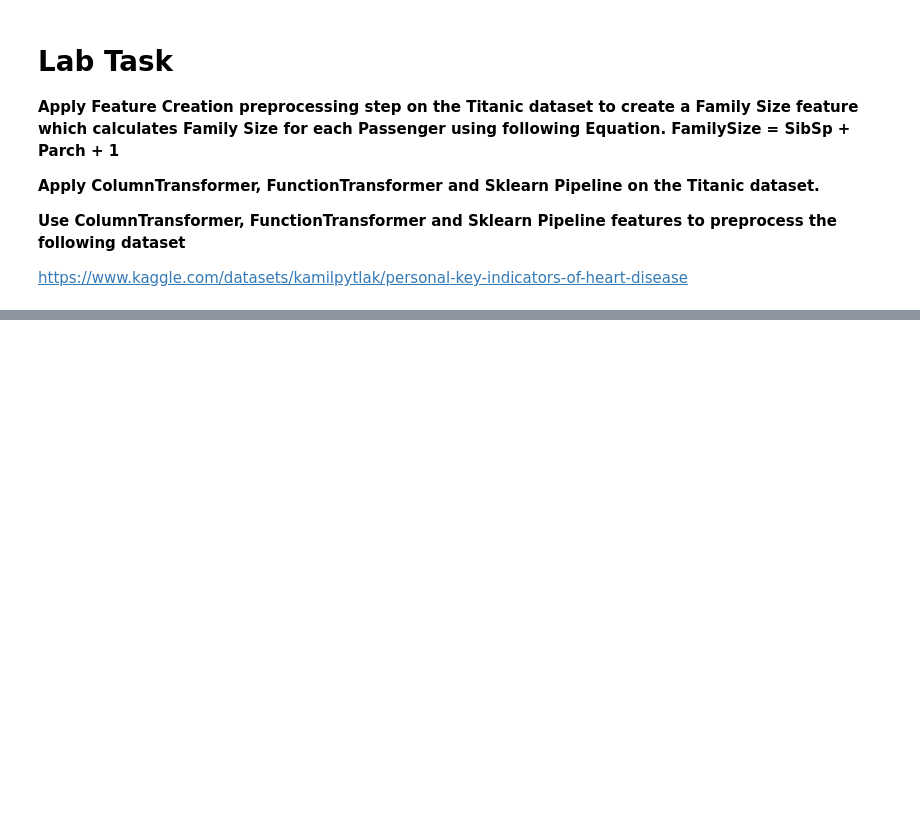
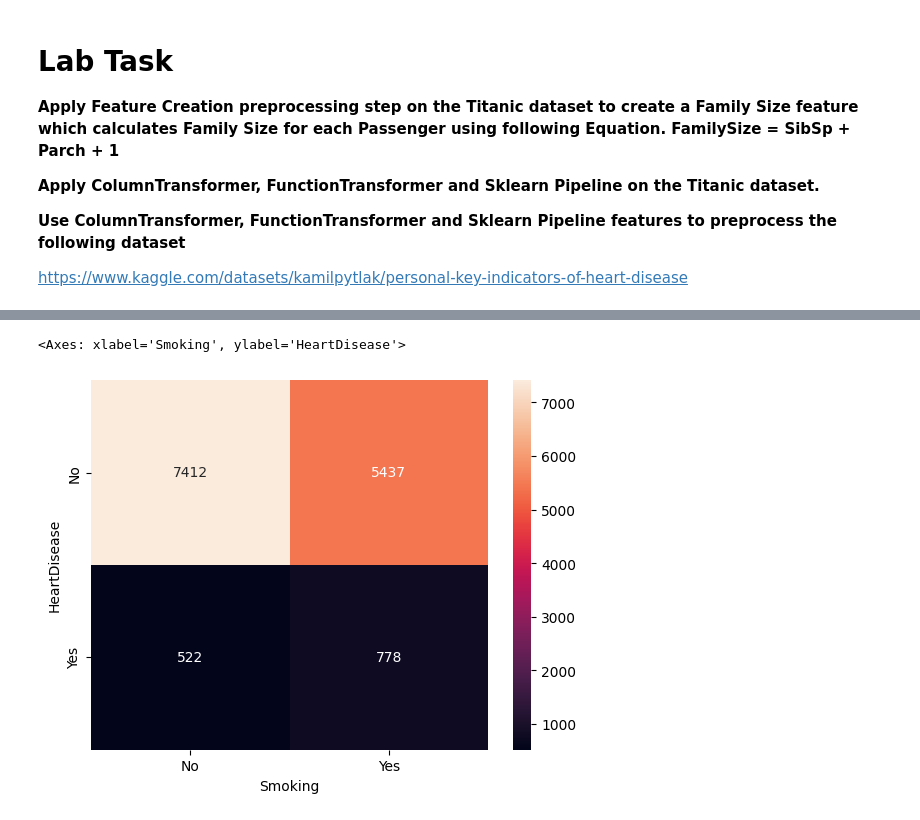
Before and after one commit to iammawaistariq/PAI-Lab, a Jupyter notebook: Lab_6_EDA+Sklearn_Pipeline.ipynb, the cells around one changed output, grey strips where cells are left out. Saved outputs shown, nothing was run; the diff lists cells and outputs as text; code cells hidden in the pictures; blank space fills up the shorter version.

```diff
--- a/Lab_6_EDA+Sklearn_Pipeline.ipynb
+++ b/Lab_6_EDA+Sklearn_Pipeline.ipynb
@@ -618,0 +656,5 @@ Preprocessing complete. Transformed feature shape: (255836, 50)
+# %%
+sns.heatmap(pd.crosstab(dataset['HeartDisease'], dataset['Smoking']),annot=True, fmt='d')
+# %% [output]
+<Axes: xlabel='Smoking', ylabel='HeartDisease'>
+[figure, added]
```
Also changed, not shown: parts of 30 cells of this notebook.
